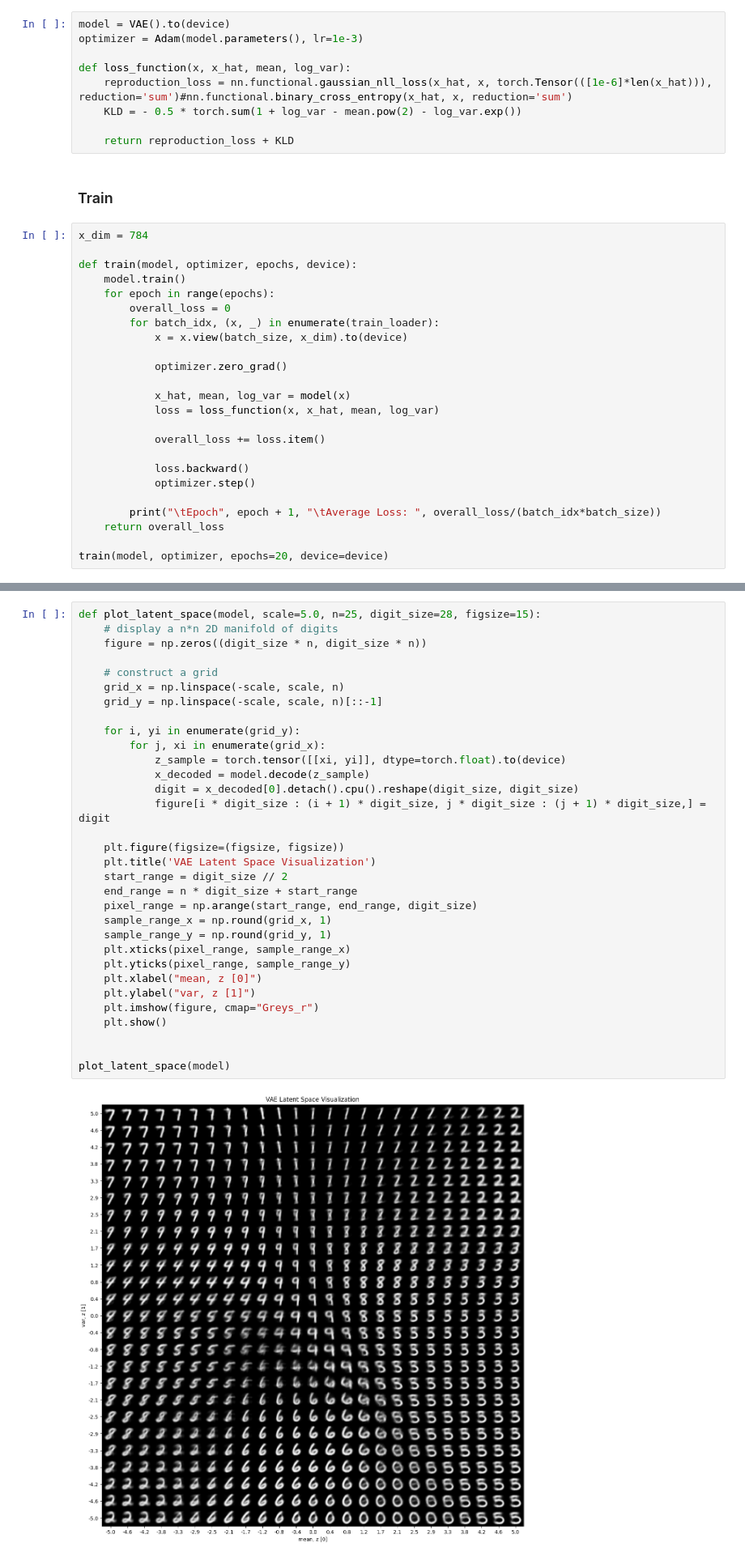
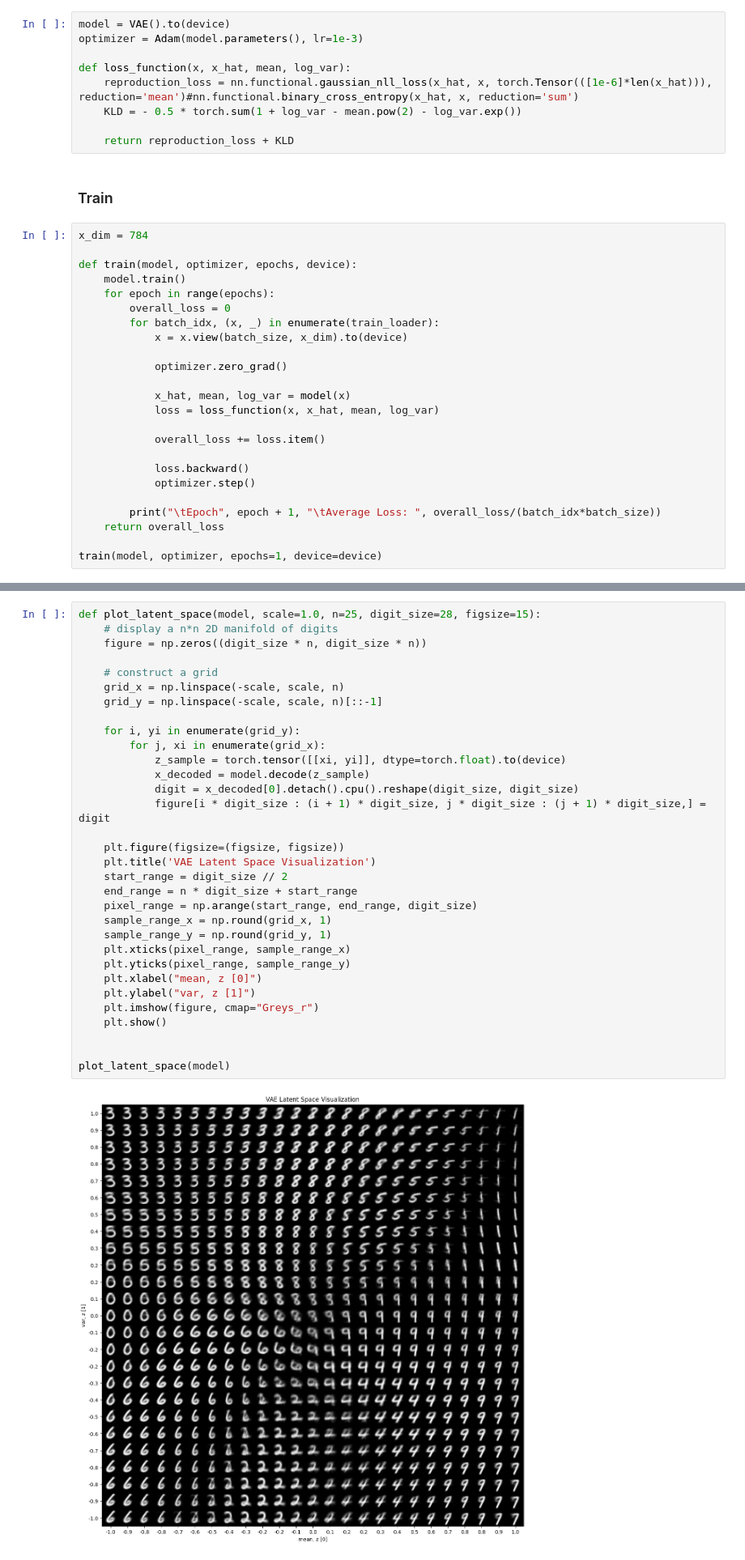
Before and after one commit to AlexanderKlyauzunik/internship-innowise, a Jupyter notebook: Variational_autoencoder/vae.ipynb, the cells around one changed output, grey strips where cells are left out. Shown at 81% size. Saved outputs shown, nothing was run; the diff lists cells and outputs as text.

```diff
--- a/Variational_autoencoder/vae.ipynb
+++ b/Variational_autoencoder/vae.ipynb
@@ -101,7 +101,7 @@ model = VAE().to(device)
 optimizer = Adam(model.parameters(), lr=1e-3)
 
 def loss_function(x, x_hat, mean, log_var):
-    reproduction_loss = nn.functional.gaussian_nll_loss(x_hat, x, torch.Tensor(([1e-6]*len(x_hat))), reduction='sum')#nn.functional.binary_cross_entropy(x_hat, x, reduction='sum')
+    reproduction_loss = nn.functional.gaussian_nll_loss(x_hat, x, torch.Tensor(([1e-6]*len(x_hat))), reduction='mean')#nn.functional.binary_cross_entropy(x_hat, x, reduction='sum')
     KLD = - 0.5 * torch.sum(1 + log_var - mean.pow(2) - log_var.exp())
 
     return reproduction_loss + KLD
@@ -130,5 +130,5 @@ def train(model, optimizer, epochs, device):
         print("\tEpoch", epoch + 1, "\tAverage Loss: ", overall_loss/(batch_idx*batch_size))
     return overall_loss
 
-train(model, optimizer, epochs=20, device=device)
+train(model, optimizer, epochs=1, device=device)
 # %% [output]
@@ -178,35 +159,35 @@ generate_digit(5.0, 0.0), generate_digit(1.0, 0.0)
 (None, None)
 # %%
-def plot_latent_space(model, scale=5.0, n=25, digit_size=28, figsize=15):
+def plot_latent_space(model, scale=1.0, n=25, digit_size=28, figsize=15):
     # display a n*n 2D manifold of digits
     figure = np.zeros((digit_size * n, digit_size * n))
 
     # construct a grid
     grid_x = np.linspace(-scale, scale, n)
     grid_y = np.linspace(-scale, scale, n)[::-1]
 
     for i, yi in enumerate(grid_y):
         for j, xi in enumerate(grid_x):
             z_sample = torch.tensor([[xi, yi]], dtype=torch.float).to(device)
             x_decoded = model.decode(z_sample)
             digit = x_decoded[0].detach().cpu().reshape(digit_size, digit_size)
             figure[i * digit_size : (i + 1) * digit_size, j * digit_size : (j + 1) * digit_size,] = digit
 
     plt.figure(figsize=(figsize, figsize))
     plt.title('VAE Latent Space Visualization')
     start_range = digit_size // 2
     end_range = n * digit_size + start_range
     pixel_range = np.arange(start_range, end_range, digit_size)
     sample_range_x = np.round(grid_x, 1)
     sample_range_y = np.round(grid_y, 1)
     plt.xticks(pixel_range, sample_range_x)
     plt.yticks(pixel_range, sample_range_y)
     plt.xlabel("mean, z [0]")
     plt.ylabel("var, z [1]")
     plt.imshow(figure, cmap="Greys_r")
     plt.show()
 
 
 plot_latent_space(model)
 # %% [output]
-[figure, old version]
+[figure, new version]
```
Also changed, not shown: parts of 8 cells of this notebook.
